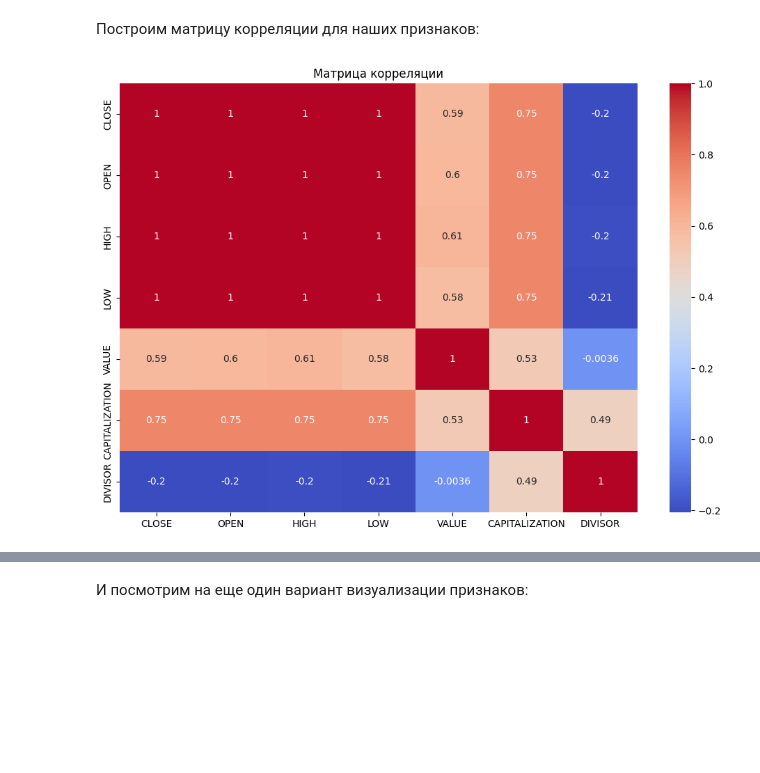
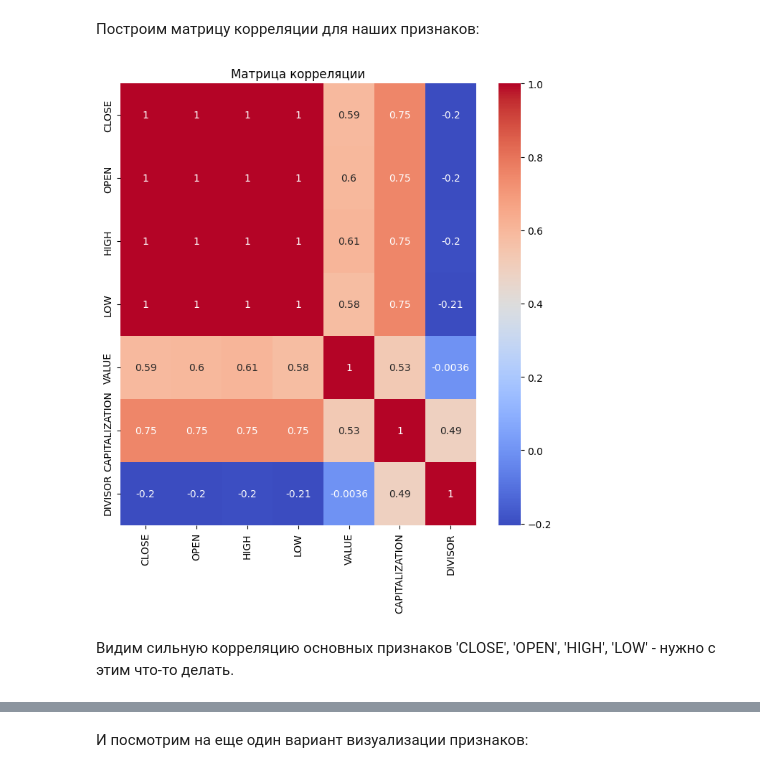
Before and after one commit to mariaa-ea/Machine-learning-for-scientific-data-analysis, a Jupyter notebook: PR_1.ipynb, the cells around one changed output, grey strips where cells are left out. Drawn from its saved outputs; the diff is of its cells as text; code cells hidden in the pictures; blank space fills up the shorter version.

```diff
--- a/PR_1.ipynb
+++ b/PR_1.ipynb
@@ -254,9 +254,11 @@ data_target = data['CLOSE']
 # %%
 correlation_matrix = data.corr()
 
-plt.figure(figsize=(12, 8))
+plt.figure(figsize=(8, 8))
 sns.heatmap(correlation_matrix, annot=True, cmap='coolwarm')
 plt.title('Матрица корреляции')
 plt.show()
 # %% [output]
-[figure, old version]
+[figure, new version]
+# %% [markdown]
+Видим сильную корреляцию основных признаков 'CLOSE', 'OPEN', 'HIGH', 'LOW' - нужно с этим что-то делать.
```
Also changed, not shown: parts of 36 cells of this notebook.
